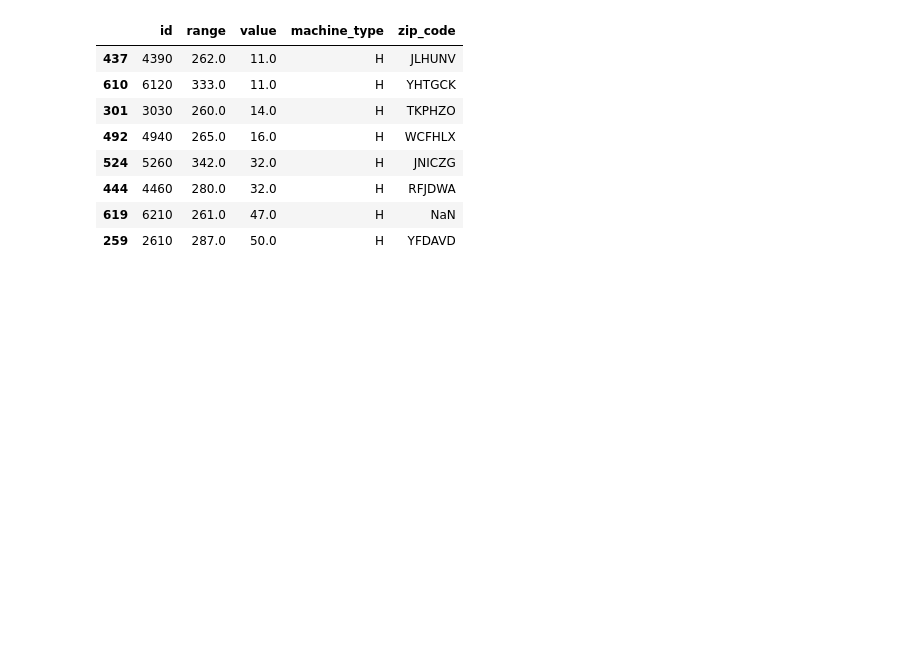
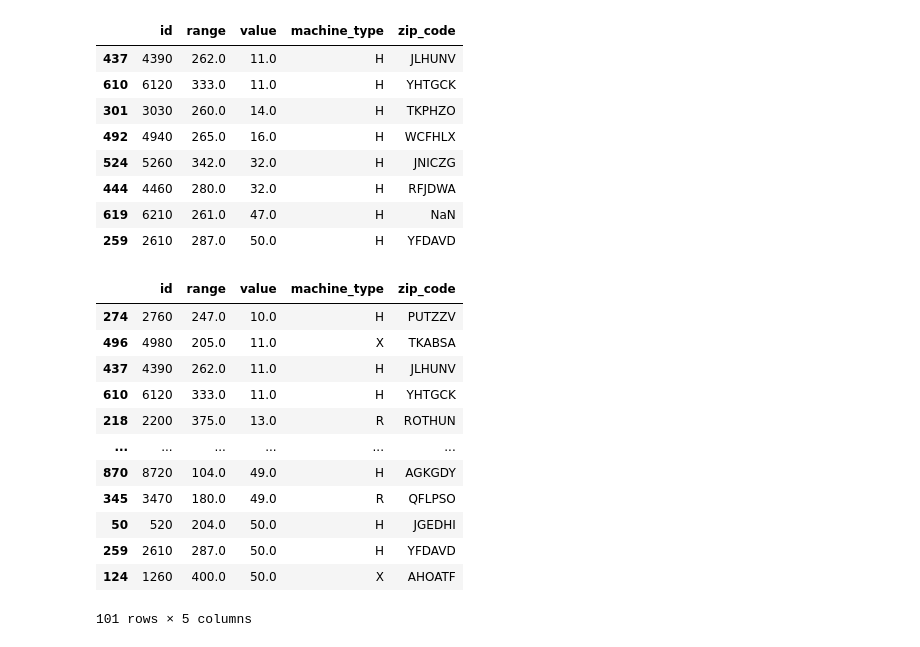
Before and after one commit to qlows/data_science, a Jupyter notebook: assignment3/assignment3.ipynb, the cells around one changed output. Drawn from its saved outputs; the diff is of its cells as text; code cells hidden in the pictures; blank space fills up the shorter version.

```diff
--- a/assignment3/assignment3.ipynb
+++ b/assignment3/assignment3.ipynb
@@ -422,0 +439,18 @@ DF[(range >=250) & (range <= 350) & (mt == "H")]
+# %%
+# Q29
+machine = DF.machine_type
+DF[(machine == "H") | (machine == "R") | (machine == "X")]
+# %% [output]
+|  | id | range | value | machine_type | zip_code |
+| 274 | 2760 | 247.0 | 10.0 | H | PUTZZV |
+| 496 | 4980 | 205.0 | 11.0 | X | TKABSA |
+| 437 | 4390 | 262.0 | 11.0 | H | JLHUNV |
+| 610 | 6120 | 333.0 | 11.0 | H | YHTGCK |
+| 218 | 2200 | 375.0 | 13.0 | R | ROTHUN |
+| ... | ... | ... | ... | ... | ... |
+| 870 | 8720 | 104.0 | 49.0 | H | AGKGDY |
+| 345 | 3470 | 180.0 | 49.0 | R | QFLPSO |
+| 50 | 520 | 204.0 | 50.0 | H | JGEDHI |
+| 259 | 2610 | 287.0 | 50.0 | H | YFDAVD |
+| 124 | 1260 | 400.0 | 50.0 | X | AHOATF |
+101 rows × 5 columns
```
Also changed, not shown: parts of 4 cells of this notebook.
